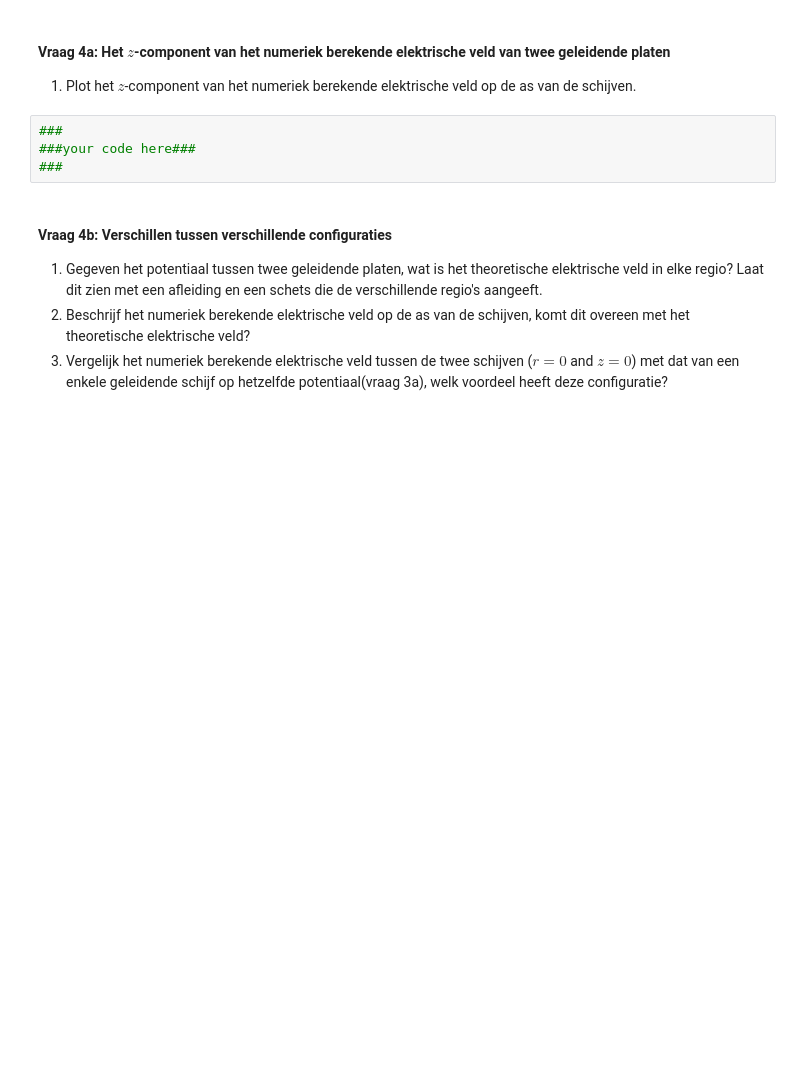
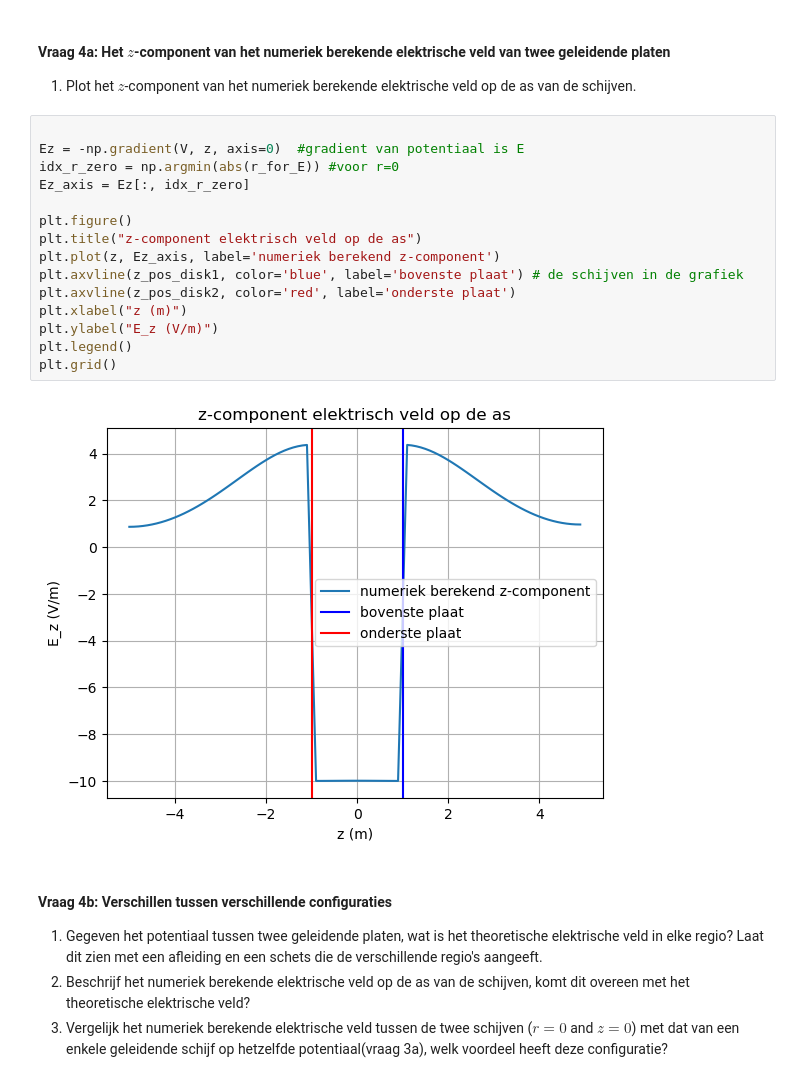
Before and after one commit to daanTN/DEF-Daan, a Jupyter notebook: DigitaleOntwerpopdrachten/1CondensatorOpdracht/CondensatorOntwerpopdracht.ipynb, the cells around one changed output. Cells and saved outputs as stored; diff of their text form; blank space fills up the shorter version.

```diff
--- a/DigitaleOntwerpopdrachten/1CondensatorOpdracht/CondensatorOntwerpopdracht.ipynb
+++ b/DigitaleOntwerpopdrachten/1CondensatorOpdracht/CondensatorOntwerpopdracht.ipynb
@@ -688,9 +674,22 @@ plot_results_disk(Ez, Er, normE, V, r, z, grid_step, disk_radius, z_pos_disk1, z
 
 1. Plot het $z$-component van het numeriek berekende elektrische veld op de as van de schijven.
 # %%
-###
-###your code here###
-###
+
+Ez = -np.gradient(V, z, axis=0)  #gradient van potentiaal is E
+idx_r_zero = np.argmin(abs(r_for_E)) #voor r=0
+Ez_axis = Ez[:, idx_r_zero]
+
+plt.figure()
+plt.title("z-component elektrisch veld op de as")
+plt.plot(z, Ez_axis, label='numeriek berekend z-component')
+plt.axvline(z_pos_disk1, color='blue', label='bovenste plaat') # de schijven in de grafiek
+plt.axvline(z_pos_disk2, color='red', label='onderste plaat')
+plt.xlabel("z (m)")
+plt.ylabel("E_z (V/m)")
+plt.legend()
+plt.grid()
+# %% [output]
+[figure, added]
 # %% [markdown]
 #### Vraag 4b: Verschillen tussen verschillende configuraties
 
```
Also changed, not shown: parts of 8 cells of this notebook, 4 other files.
